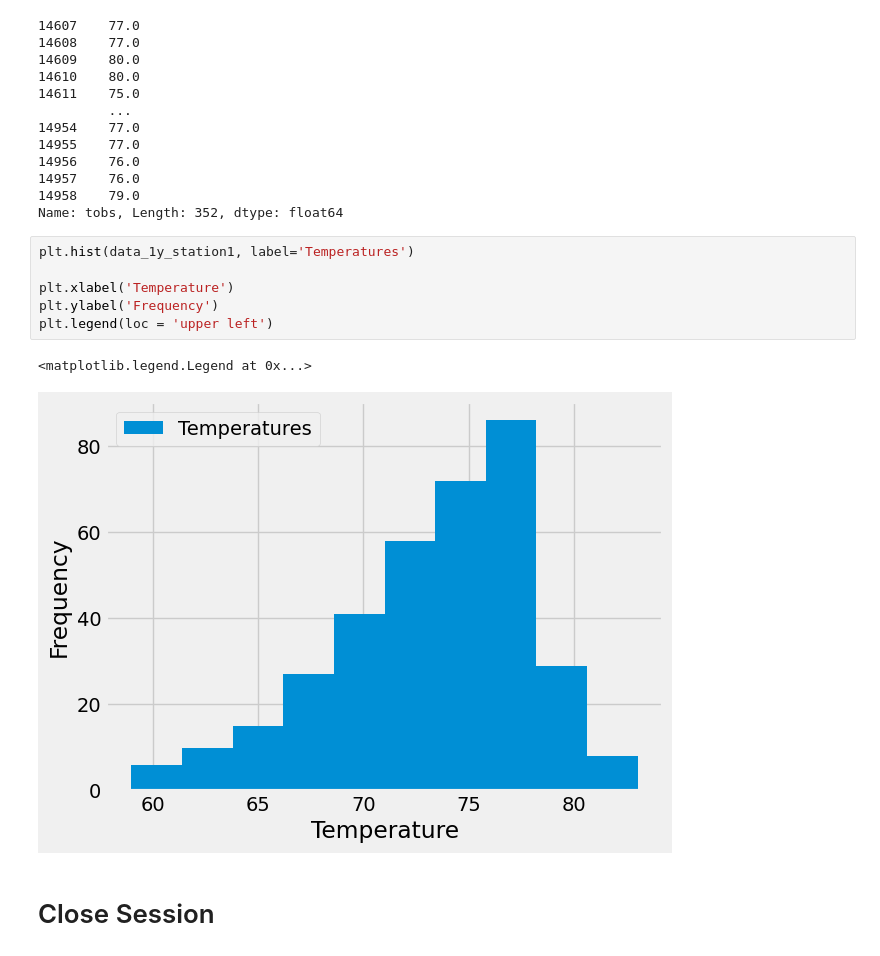
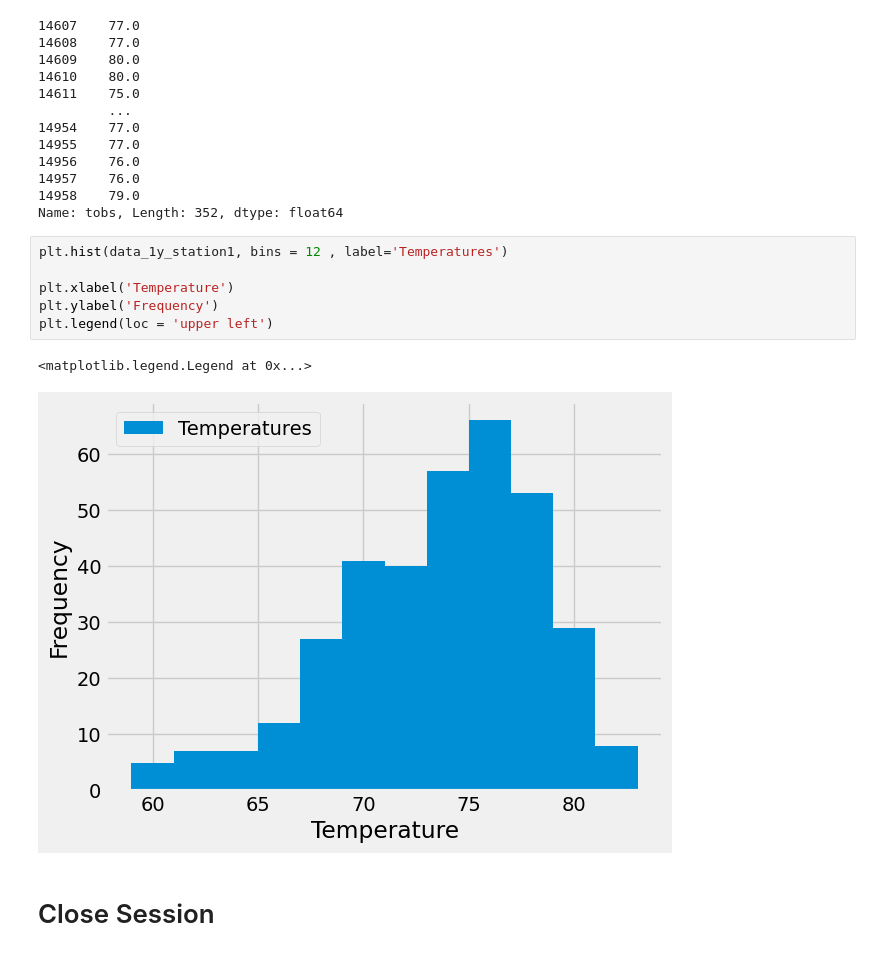
Before and after one commit to nazimben25/sqlalchemy-challenge, a Jupyter notebook: climate_mywork.ipynb, the cells around one changed output. Cells and saved outputs as stored; diff of their text form.

```diff
--- a/climate_mywork.ipynb
+++ b/climate_mywork.ipynb
@@ -262,14 +271,14 @@ data_1y_station1
 14958    79.0
 Name: tobs, Length: 352, dtype: float64
 # %%
-plt.hist(data_1y_station1, label='Temperatures')
+plt.hist(data_1y_station1, bins = 12 , label='Temperatures')
 
 plt.xlabel('Temperature')
 plt.ylabel('Frequency')
 plt.legend(loc = 'upper left')
 # %% [output]
 <matplotlib.legend.Legend at 0x...>
-[figure, old version]
+[figure, new version]
 # %% [markdown]
 # Close Session
 # %%
```
Also changed, not shown: parts of 2 cells of this notebook.
